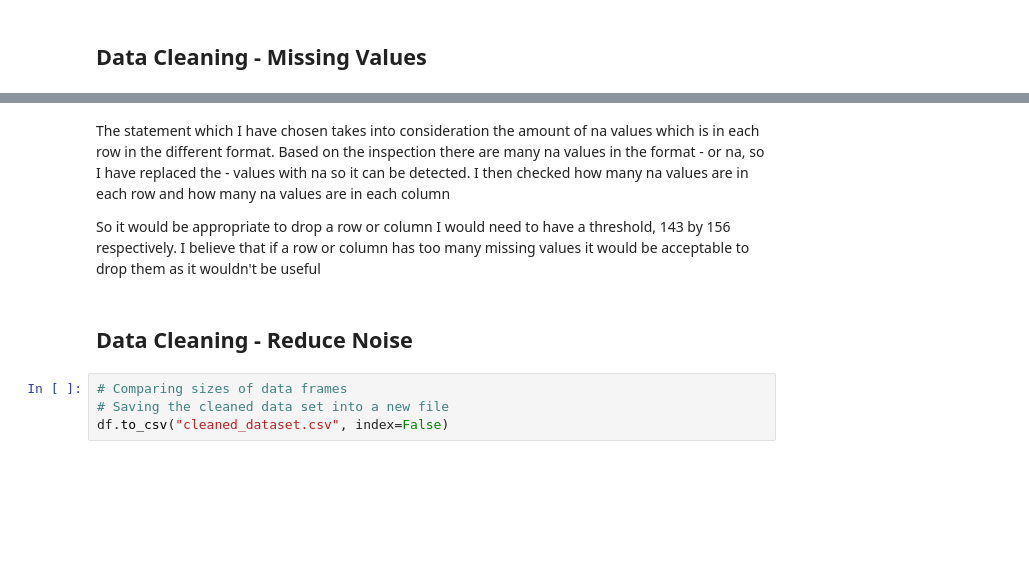
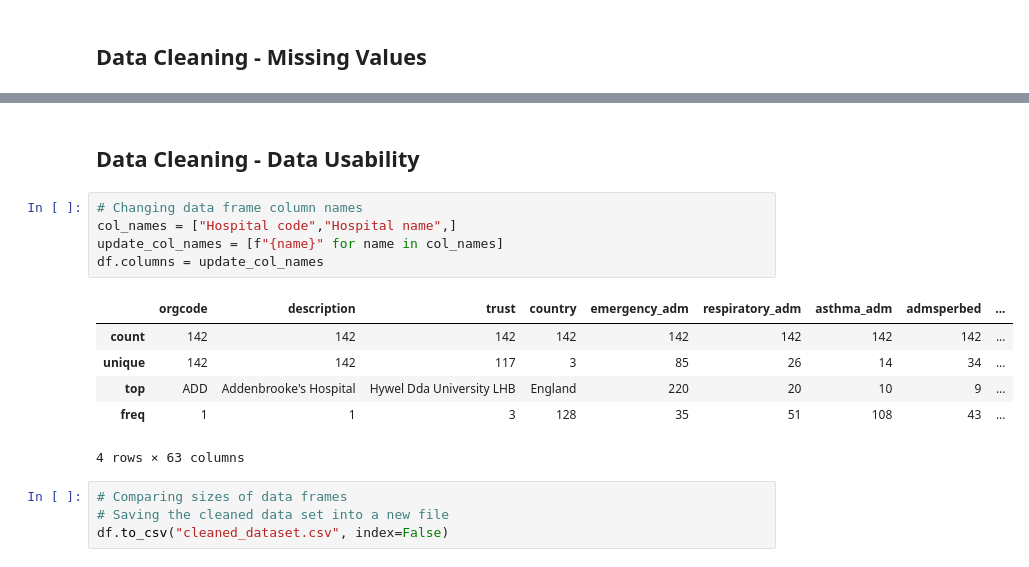
Before and after one commit to hannahannx/asthma-data-analysis, a Jupyter notebook: notebooks/data_preperation.ipynb, the cells around one changed output, grey strips where cells are left out. Cells and saved outputs as stored; diff of their text form; blank space fills up the shorter version.

Commit message:
started data usability -renmaing columns -partially complete

```diff
--- a/notebooks/data_preperation.ipynb
+++ b/notebooks/data_preperation.ipynb
@@ -133,9 +139,17 @@ EMPTY ROWS VALUES
-# %% [markdown]
-The statement which I have chosen takes into consideration the amount of na values which is in each row in the different format. Based on the inspection there are many na values in the format - or na, so I have replaced the - values with na so it can be detected. I then checked how many na values are in each row and how many na values are in each column
-
-So it would be appropriate to drop a row or column I would need to have a threshold, 143 by 156 respectively. I believe that if a row or column has too many missing values it would be acceptable to drop them as it wouldn't be useful
 # %% [markdown]
-## Data Cleaning - Reduce Noise
+## Data Cleaning - Data Usability
+# %%
+# Changing data frame column names
+col_names = ["Hospital code","Hospital name",]
+update_col_names = [f"{name}" for name in col_names]
+df.columns = update_col_names
+# %% [output]
+|  | orgcode | description | trust | country | emergency_adm | respiratory_adm | asthma_adm | admsperbed | ... |
+| count | 142 | 142 | 142 | 142 | 142 | 142 | 142 | 142 | ... |
+| unique | 142 | 142 | 117 | 3 | 85 | 26 | 14 | 34 | ... |
+| top | ADD | Addenbrooke's Hospital | Hywel Dda University LHB | England | 220 | 20 | 10 | 9 | ... |
+| freq | 1 | 1 | 3 | 128 | 35 | 51 | 108 | 43 | ... |
+4 rows × 63 columns
 # %%
 # Comparing sizes of data frames
 # Saving the cleaned data set into a new file
```
Also changed, not shown: parts of 4 cells of this notebook.
